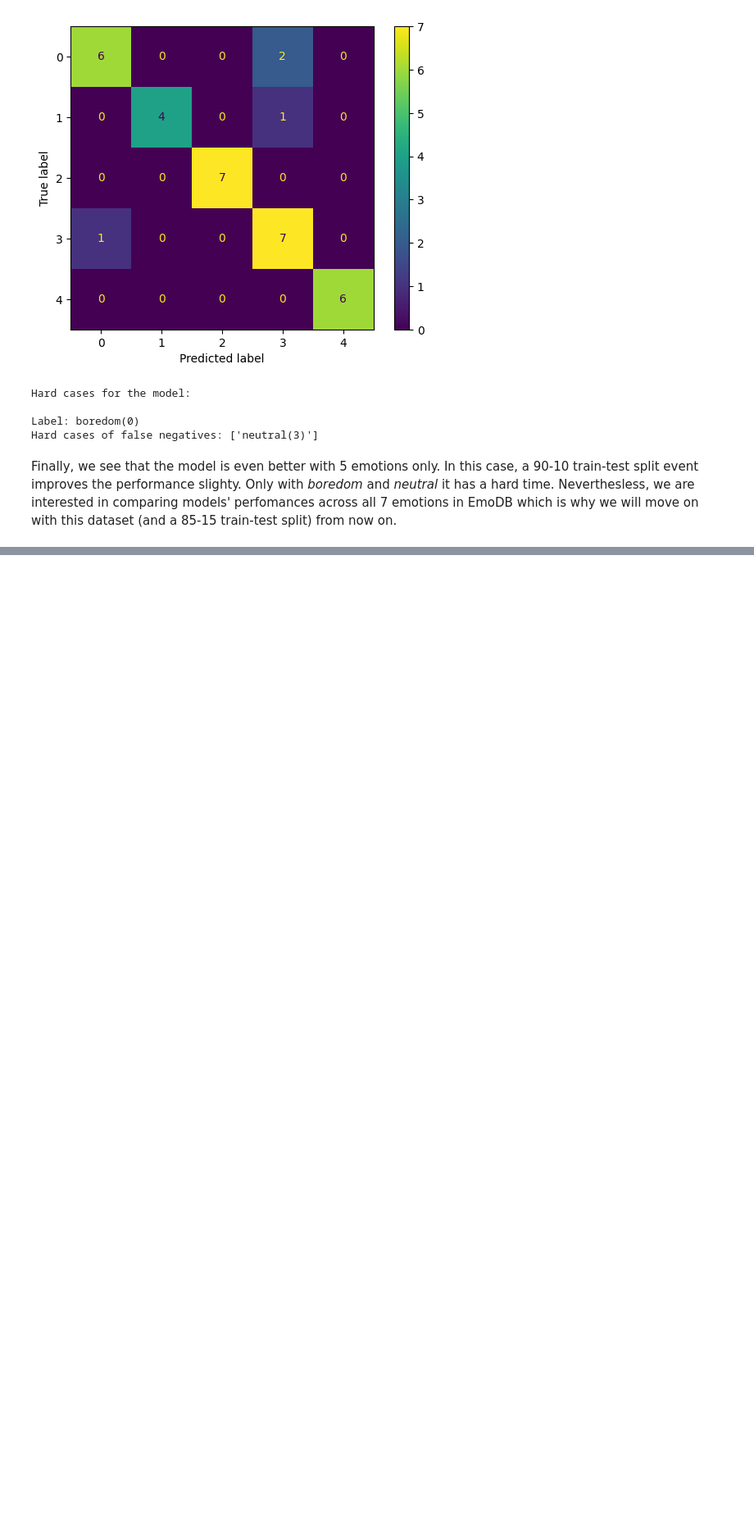
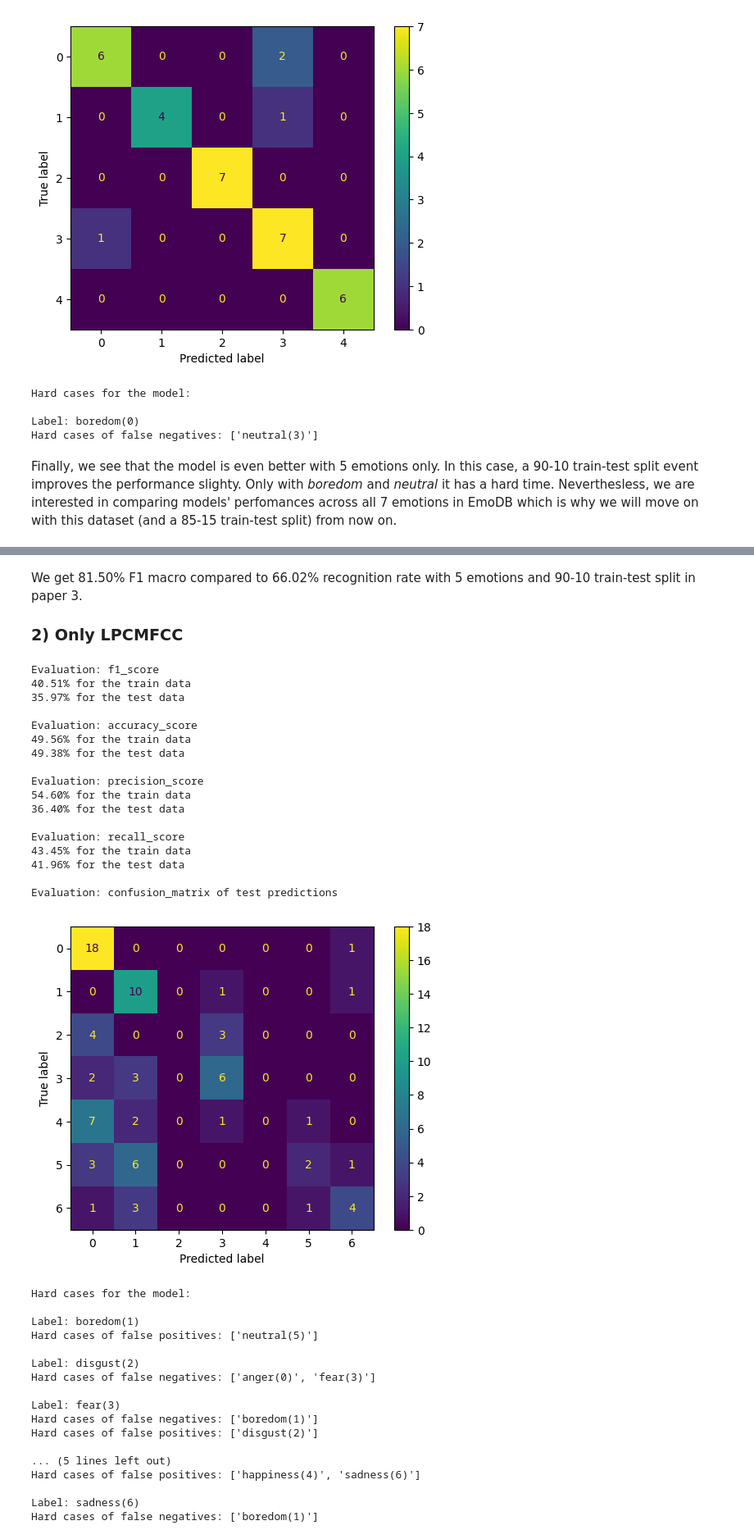
Before and after one commit to kimlindner/automatic_speech_emotion_recognition, a Jupyter notebook: notebooks/BaselineModels_TraditionalML.ipynb, the cells around one changed output, grey strips where cells are left out. Shown at 82% size. Cells and saved outputs as stored; diff of their text form; code cells hidden in the pictures; blank space fills up the shorter version.

Commit message:
Baseline SVM paper 3 updated

```diff
--- a/notebooks/BaselineModels_TraditionalML.ipynb
+++ b/notebooks/BaselineModels_TraditionalML.ipynb
@@ -511,0 +577,52 @@ Finally, we see that the model is even better with 5 emotions only. In this case
+# %% [markdown]
+We get 81.50% F1 macro compared to 66.02% recognition rate with 5 emotions and 90-10 train-test split in paper 3.
+### 2) Only LPCMFCC
+# %%
+# select the features
+df_3_lpcmfcc = df_3.filter(regex='lpcmfccs_|label')
+
+# load the train/test data
+X_train, X_test, y_train, y_test = load_train_test_data(df_3_lpcmfcc, verbose=False)
+
+# train the model
+svm_model = SVC()
+svm_model.fit(X_train, y_train)
+
+# evaluate the model
+model_eval(svm_model, X_train, X_test, y_train, y_test, confusion=True)
+# %% [output]
+Evaluation: f1_score
+40.51% for the train data
+35.97% for the test data
+
+Evaluation: accuracy_score
+49.56% for the train data
+49.38% for the test data
+
+Evaluation: precision_score
+54.60% for the train data
+36.40% for the test data
+
+Evaluation: recall_score
+43.45% for the train data
+41.96% for the test data
+
+Evaluation: confusion_matrix of test predictions
+[figure, added]
+Hard cases for the model:
+
+Label: boredom(1)
+Hard cases of false positives: ['neutral(5)']
+
+Label: disgust(2)
+Hard cases of false negatives: ['anger(0)', 'fear(3)']
+
+Label: fear(3)
+Hard cases of false negatives: ['boredom(1)']
+Hard cases of false positives: ['disgust(2)']
+
+... (5 lines left out)
+Hard cases of false positives: ['happiness(4)', 'sadness(6)']
+
+Label: sadness(6)
+Hard cases of false negatives: ['boredom(1)']
```
Also changed, not shown: parts of 30 cells of this notebook, 3 other files.
